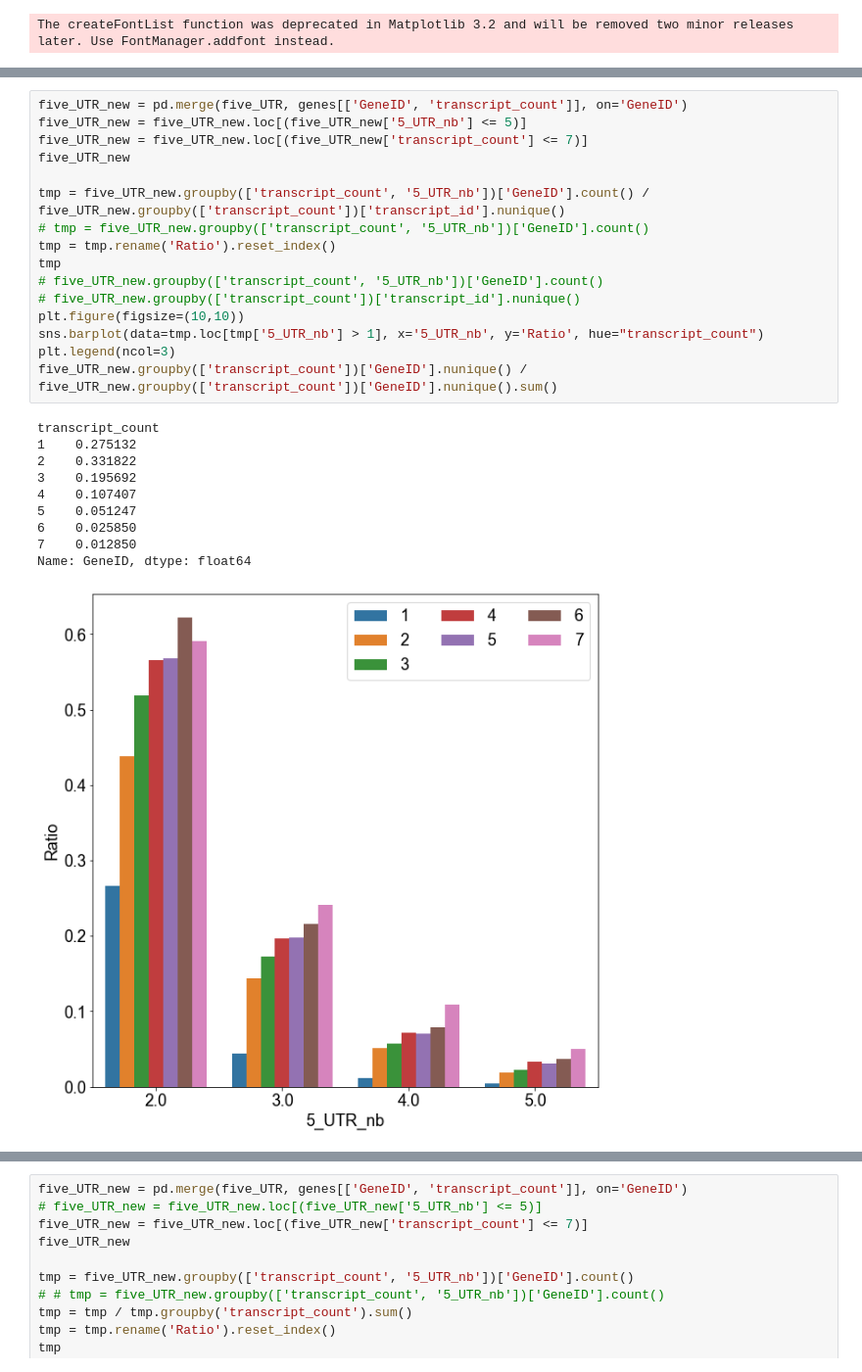
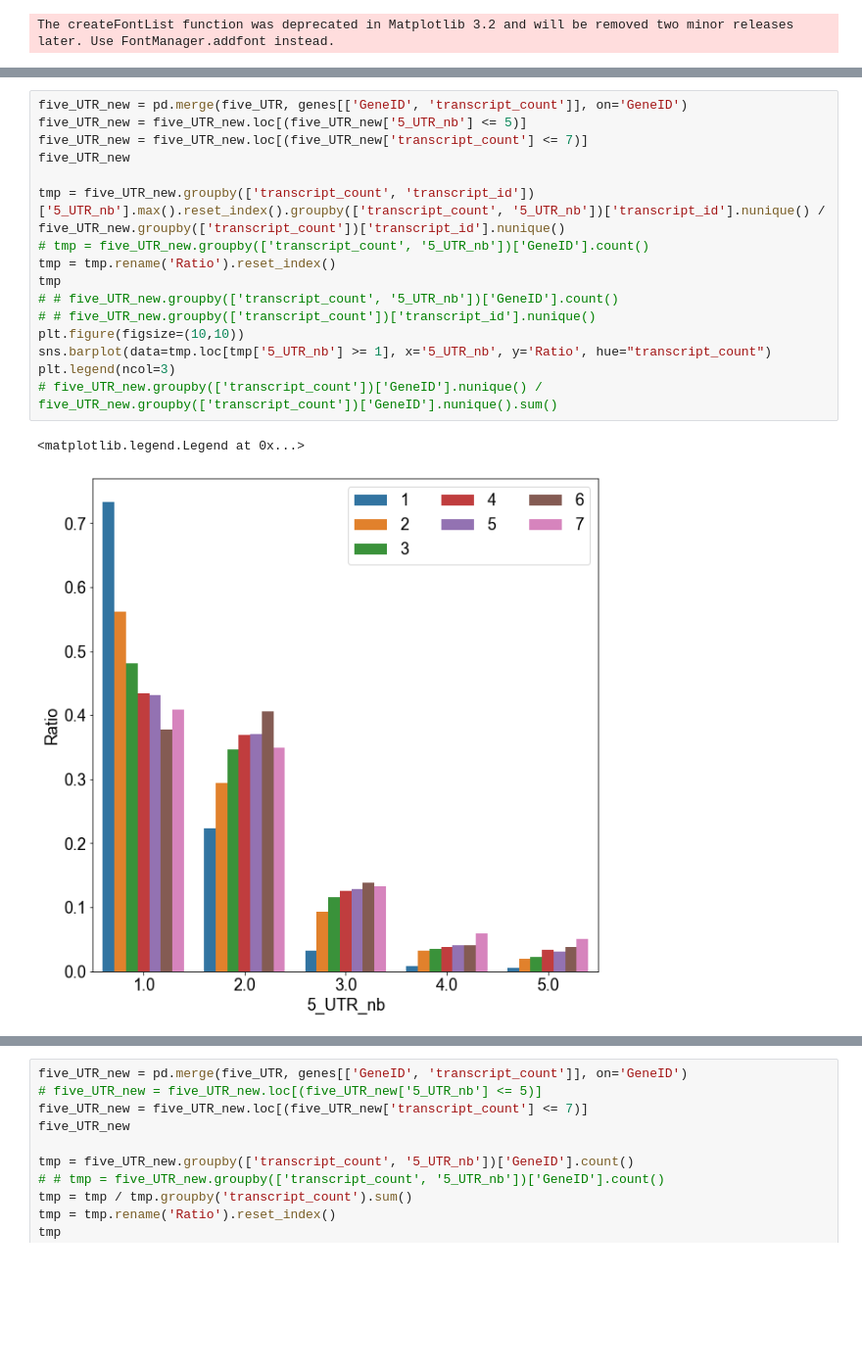
Before and after one commit to weber8thomas/MISOG_SISOG, a Jupyter notebook: src/Stats_and_plots.ipynb, the cells around one changed output, grey strips where cells are left out. Shown at 98% size. Cells and saved outputs as stored; diff of their text form; blank space fills up the shorter version.

```diff
--- a/src/Stats_and_plots.ipynb
+++ b/src/Stats_and_plots.ipynb
@@ -212,30 +71,22 @@ exons
 # %%
 five_UTR_new = pd.merge(five_UTR, genes[['GeneID', 'transcript_count']], on='GeneID')
 five_UTR_new = five_UTR_new.loc[(five_UTR_new['5_UTR_nb'] <= 5)]
 five_UTR_new = five_UTR_new.loc[(five_UTR_new['transcript_count'] <= 7)]
 five_UTR_new
 
-tmp = five_UTR_new.groupby(['transcript_count', '5_UTR_nb'])['GeneID'].count() / five_UTR_new.groupby(['transcript_count'])['transcript_id'].nunique()
+tmp = five_UTR_new.groupby(['transcript_count', 'transcript_id'])['5_UTR_nb'].max().reset_index().groupby(['transcript_count', '5_UTR_nb'])['transcript_id'].nunique() / five_UTR_new.groupby(['transcript_count'])['transcript_id'].nunique()
 # tmp = five_UTR_new.groupby(['transcript_count', '5_UTR_nb'])['GeneID'].count()
 tmp = tmp.rename('Ratio').reset_index()
 tmp
-# five_UTR_new.groupby(['transcript_count', '5_UTR_nb'])['GeneID'].count()
-# five_UTR_new.groupby(['transcript_count'])['transcript_id'].nunique()
+# # five_UTR_new.groupby(['transcript_count', '5_UTR_nb'])['GeneID'].count()
+# # five_UTR_new.groupby(['transcript_count'])['transcript_id'].nunique()
 plt.figure(figsize=(10,10))
-sns.barplot(data=tmp.loc[tmp['5_UTR_nb'] > 1], x='5_UTR_nb', y='Ratio', hue="transcript_count")
+sns.barplot(data=tmp.loc[tmp['5_UTR_nb'] >= 1], x='5_UTR_nb', y='Ratio', hue="transcript_count")
 plt.legend(ncol=3)
-five_UTR_new.groupby(['transcript_count'])['GeneID'].nunique() / five_UTR_new.groupby(['transcript_count'])['GeneID'].nunique().sum()
+# five_UTR_new.groupby(['transcript_count'])['GeneID'].nunique() / five_UTR_new.groupby(['transcript_count'])['GeneID'].nunique().sum()
 # %% [output]
-transcript_count
-1    0.275132
-2    0.331822
-3    0.195692
-4    0.107407
-5    0.051247
-6    0.025850
-7    0.012850
-Name: GeneID, dtype: float64
+<matplotlib.legend.Legend at 0x...>
-[figure, old version]
+[figure, new version]
 # %%
 three_UTR_new = pd.merge(three_UTR, genes[['GeneID', 'transcript_count']], on='GeneID')
 three_UTR_new = three_UTR_new.loc[(three_UTR_new['3_UTR_nb'] <= 5)]
```
Also changed, not shown: parts of 14 cells of this notebook, 3 other files.
